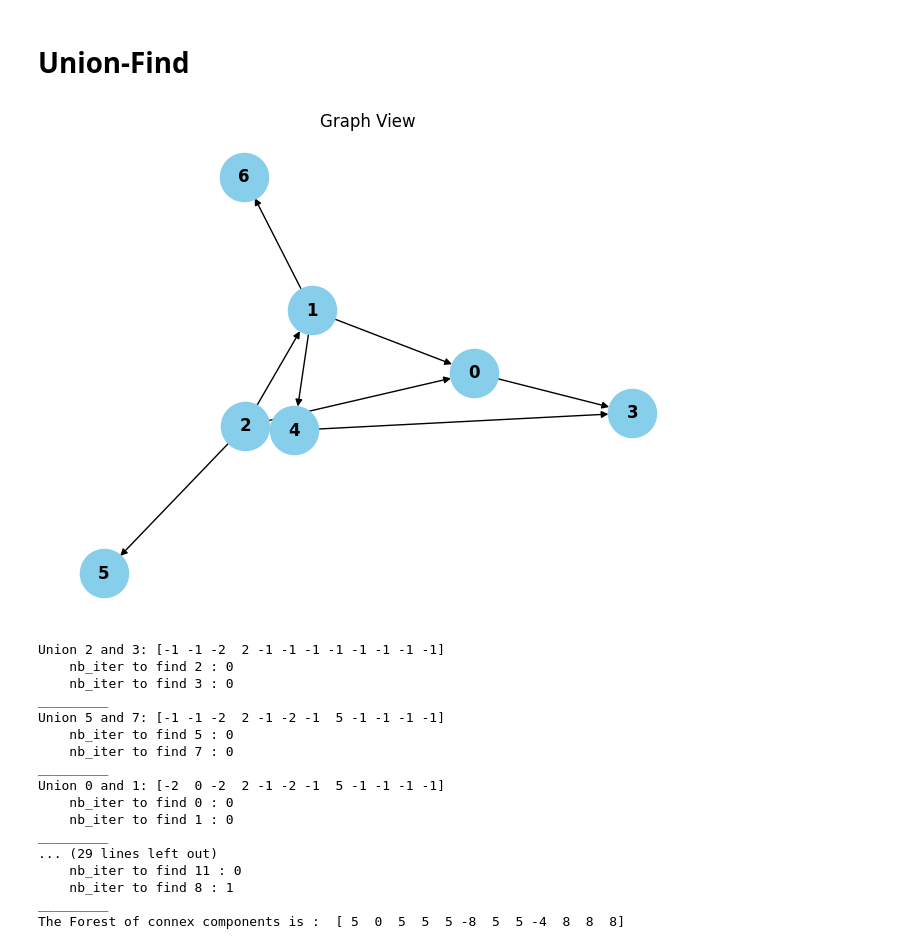
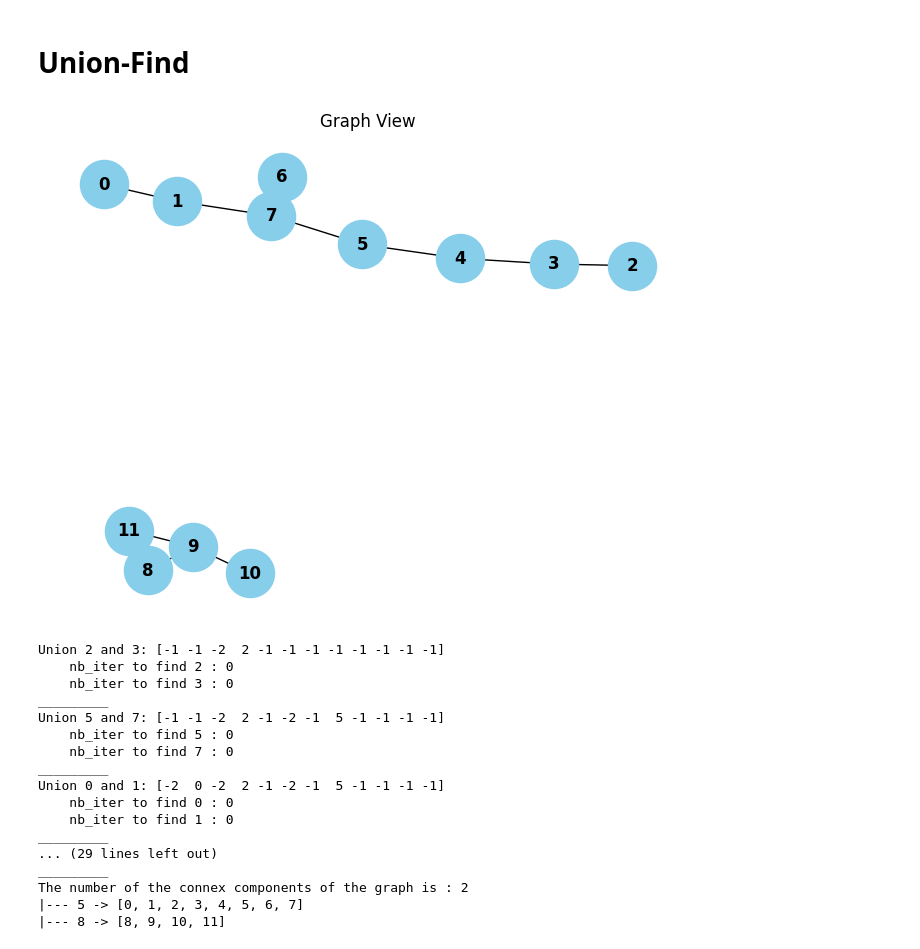
Before and after one commit to akef215/graph_theory, a Jupyter notebook: graph_demo.ipynb, the cells around one changed output. Cells and saved outputs as stored; diff of their text form; code cells hidden in the pictures.

```diff
--- a/graph_demo.ipynb
+++ b/graph_demo.ipynb
@@ -280,13 +280,18 @@ Valid topological sort!
 # %% [markdown]
 # Union-Find
 # %%
-edges = [(2, 3), (5, 7), (0, 1), (4, 5), (8, 9), (6, 7), (3, 4), (10, 9), (3, 5), (1, 7), (11, 9)]
+edges = [(2, 3), (5, 7), (0, 1), (4, 5), (8, 9), (6, 7), (3, 4), (10, 9), (1, 7), (11, 9)]
+G.oriented_ = False
 G.load_from_edges(edges)
 G.plot_graph()
-forest_final = G.union_find(verbose=True)
-print("The Forest of connex components is : ", forest_final)
+forest, components = G.union_find(verbose=True)
+print("The Forest of connex components is : ", forest)
+print("_________")
+print(f"The number of the connex components of the graph is : {len(components)}")
+for root in components:
+    print(f"|--- {int(root)} -> {components[root]}")
 # %% [output]
-[figure, old version]
+[figure, new version]
 Union 2 and 3: [-1 -1 -2  2 -1 -1 -1 -1 -1 -1 -1 -1]
     nb_iter to find 2 : 0
     nb_iter to find 3 : 0
@@ -300,7 +305,7 @@ Union 0 and 1: [-2  0 -2  2 -1 -2 -1  5 -1 -1 -1 -1]
     nb_iter to find 1 : 0
 _________
 ... (29 lines left out)
-    nb_iter to find 11 : 0
-    nb_iter to find 8 : 1
 _________
-The Forest of connex components is :  [ 5  0  5  5  5 -8  5  5 -4  8  8  8]
+The number of the connex components of the graph is : 2
+|--- 5 -> [0, 1, 2, 3, 4, 5, 6, 7]
+|--- 8 -> [8, 9, 10, 11]
```
Also changed, not shown: 3 other files.
